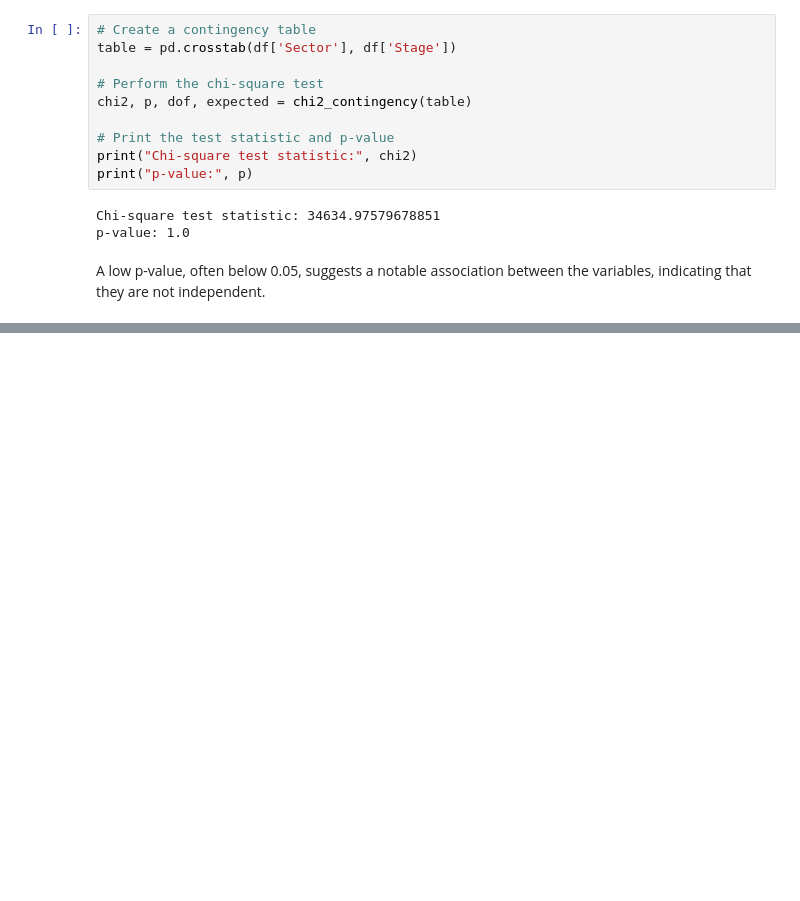
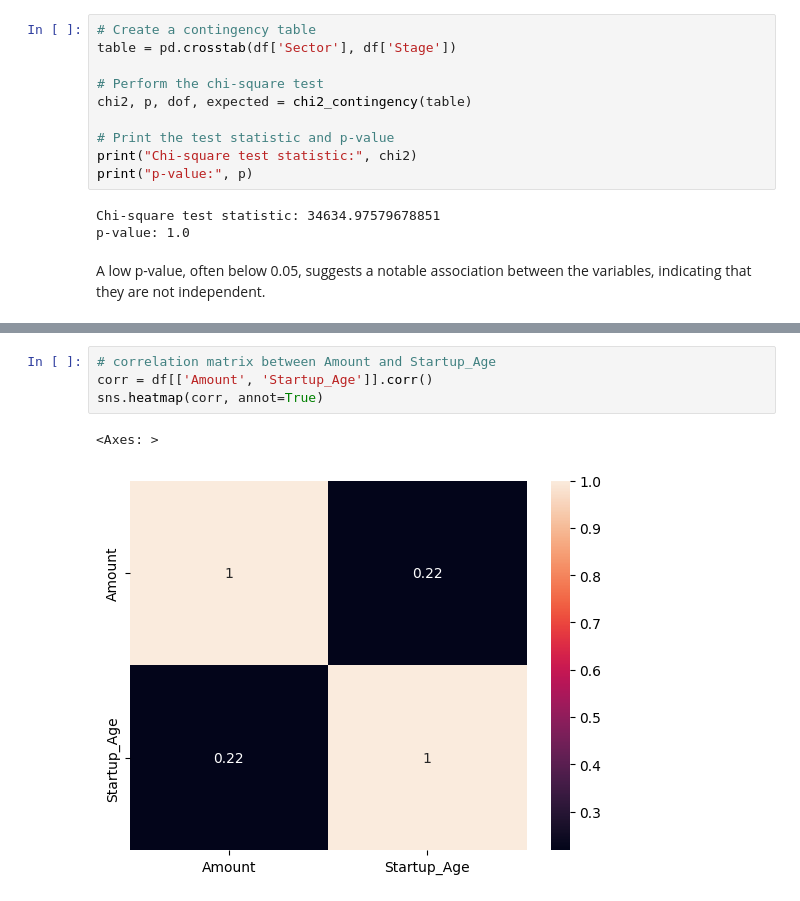
Before and after one commit to UMAR-FAWAZ/Indian_startup_funding_project, a Jupyter notebook: Indian_Startup.ipynb, the cells around one changed output, grey strips where cells are left out. Saved outputs shown, nothing was run; the diff lists cells and outputs as text; blank space fills up the shorter version.

```diff
--- a/Indian_Startup.ipynb
+++ b/Indian_Startup.ipynb
@@ -1675,0 +1708,7 @@ A low p-value, often below 0.05, suggests a notable association between the vari
+# %%
+# correlation matrix between Amount and Startup_Age
+corr = df[['Amount', 'Startup_Age']].corr()
+sns.heatmap(corr, annot=True)
+# %% [output]
+<Axes: >
+[figure, added]
```
Also changed, not shown: parts of 6 cells of this notebook.
